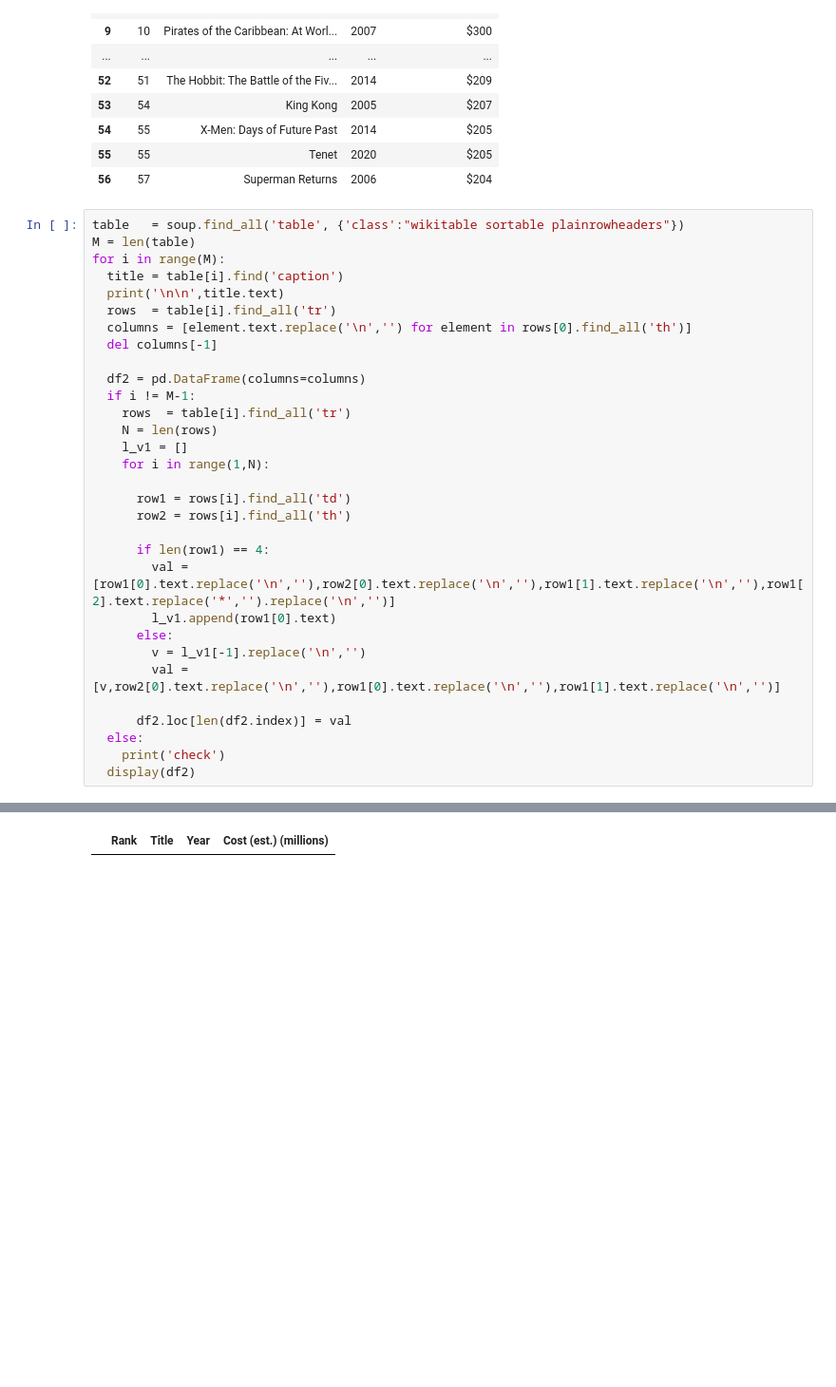
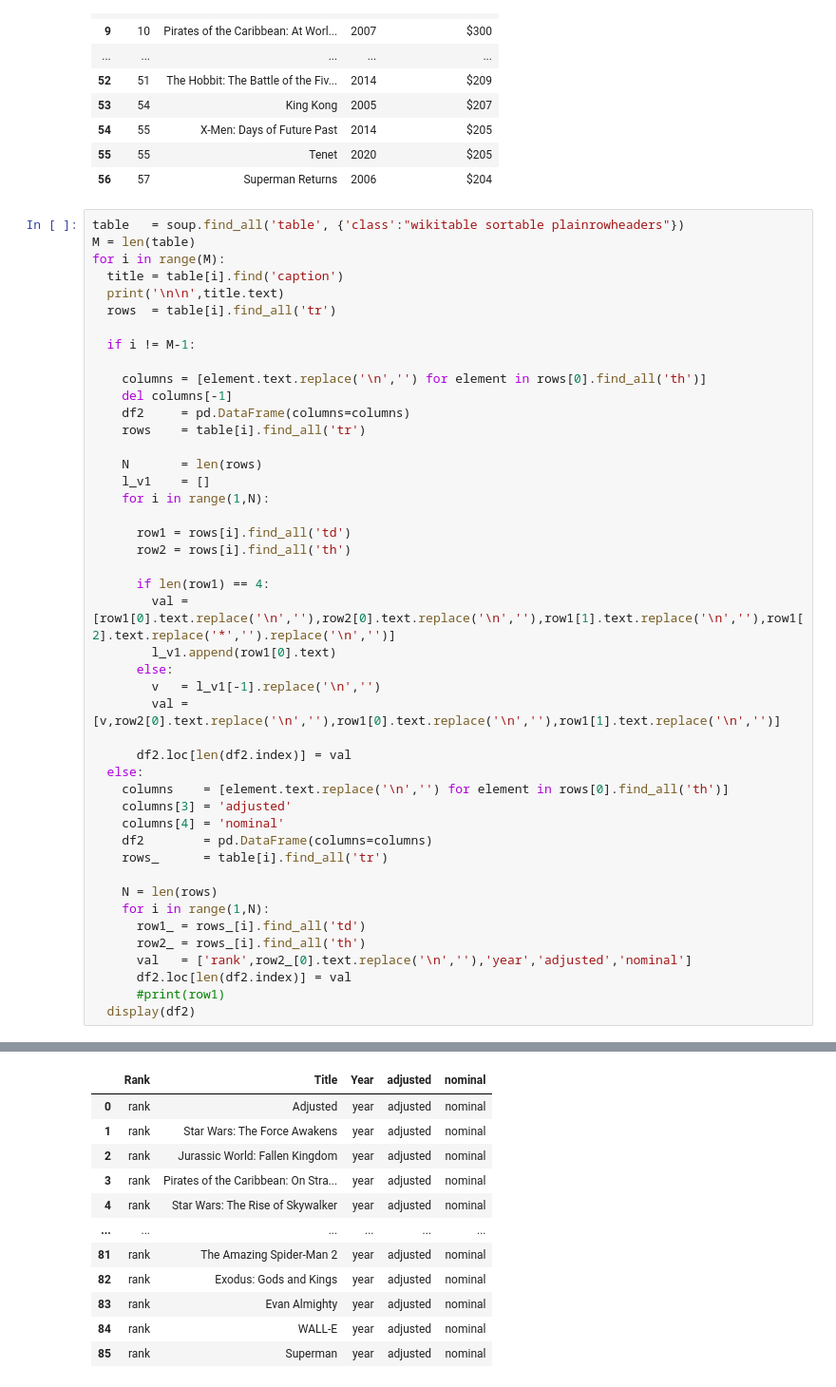
Before and after one commit to facahto/Scraping, a Jupyter notebook: wiki/scrape_wiki_ExpensiveMovies.ipynb, the cells around one changed output, grey strips where cells are left out. Shown at 95% size. Drawn from its saved outputs; the diff is of its cells as text; blank space fills up the shorter version.

```diff
--- a/wiki/scrape_wiki_ExpensiveMovies.ipynb
+++ b/wiki/scrape_wiki_ExpensiveMovies.ipynb
@@ -72,14 +72,16 @@ for i in range(M):
   title = table[i].find('caption')
   print('\n\n',title.text)
   rows  = table[i].find_all('tr')
-  columns = [element.text.replace('\n','') for element in rows[0].find_all('th')]
-  del columns[-1]
 
-  df2 = pd.DataFrame(columns=columns)
   if i != M-1:
-    rows  = table[i].find_all('tr')
-    N = len(rows)
-    l_v1 = []
+
+    columns = [element.text.replace('\n','') for element in rows[0].find_all('th')]
+    del columns[-1]
+    df2     = pd.DataFrame(columns=columns)
+    rows    = table[i].find_all('tr')
+
+    N       = len(rows)
+    l_v1    = []
     for i in range(1,N):
 
       row1 = rows[i].find_all('td')
@@ -89,12 +91,24 @@ for i in range(M):
         val = [row1[0].text.replace('\n',''),row2[0].text.replace('\n',''),row1[1].text.replace('\n',''),row1[2].text.replace('*','').replace('\n','')]
         l_v1.append(row1[0].text)
       else:
-        v = l_v1[-1].replace('\n','')
+        v   = l_v1[-1].replace('\n','')
         val = [v,row2[0].text.replace('\n',''),row1[0].text.replace('\n',''),row1[1].text.replace('\n','')]
 
       df2.loc[len(df2.index)] = val
   else:
-    print('check')
+    columns    = [element.text.replace('\n','') for element in rows[0].find_all('th')]
+    columns[3] = 'adjusted'
+    columns[4] = 'nominal'
+    df2        = pd.DataFrame(columns=columns)
+    rows_      = table[i].find_all('tr')
+
+    N = len(rows)
+    for i in range(1,N):
+      row1_ = rows_[i].find_all('td')
+      row2_ = rows_[i].find_all('th')
+      val   = ['rank',row2_[0].text.replace('\n',''),'year','adjusted','nominal']
+      df2.loc[len(df2.index)] = val
+      #print(row1)
   display(df2)
 # %% [output]
  Most expensive films
@@ -131 +143,12 @@ check
-|  | Rank | Title | Year | Cost (est.) (millions) |
+|  | Rank | Title | Year | adjusted | nominal |
+| 0 | rank | Adjusted | year | adjusted | nominal |
+| 1 | rank | Star Wars: The Force Awakens | year | adjusted | nominal |
+| 2 | rank | Jurassic World: Fallen Kingdom | year | adjusted | nominal |
+| 3 | rank | Pirates of the Caribbean: On Stra... | year | adjusted | nominal |
+| 4 | rank | Star Wars: The Rise of Skywalker | year | adjusted | nominal |
+| ... | ... | ... | ... | ... | ... |
+| 81 | rank | The Amazing Spider-Man 2 | year | adjusted | nominal |
+| 82 | rank | Exodus: Gods and Kings | year | adjusted | nominal |
+| 83 | rank | Evan Almighty | year | adjusted | nominal |
+| 84 | rank | WALL-E | year | adjusted | nominal |
+| 85 | rank | Superman | year | adjusted | nominal |
```
Also changed, not shown: parts of 2 cells of this notebook.
